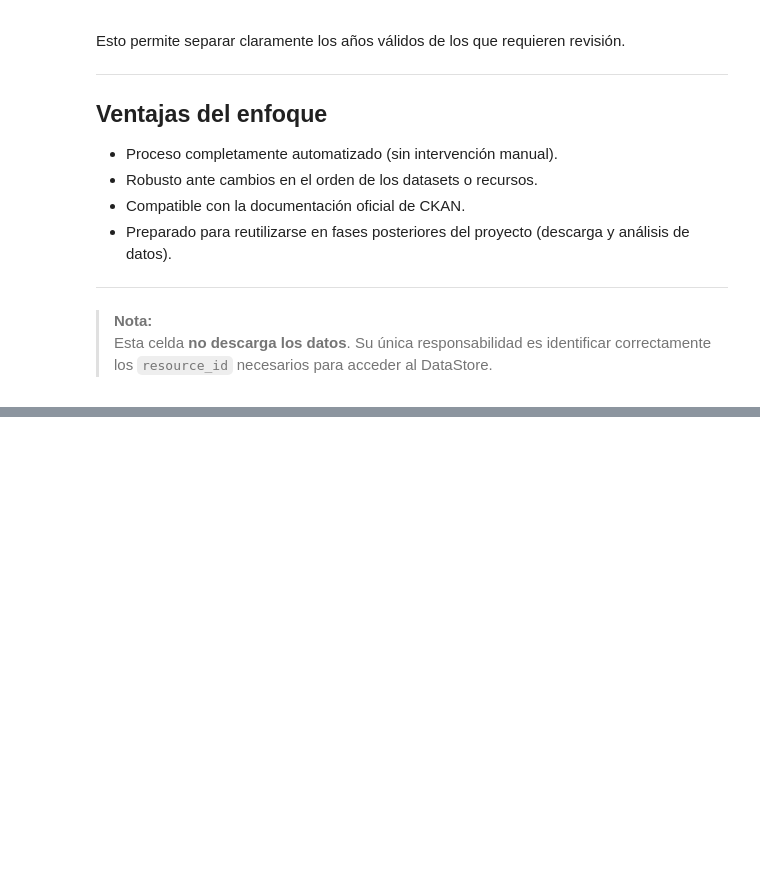
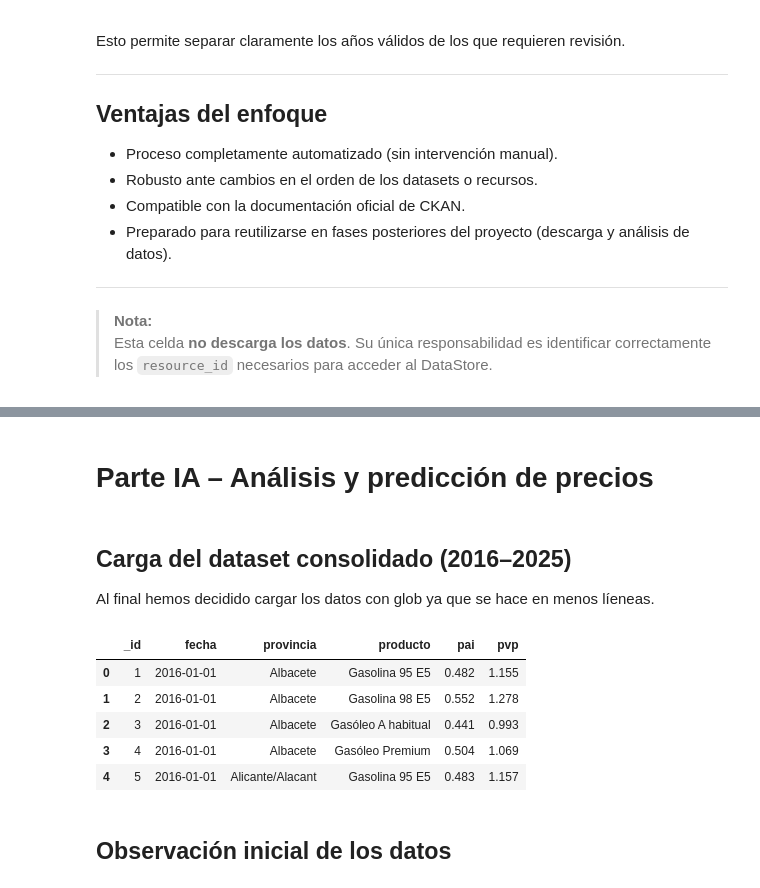
Before and after one commit to juanvi1921/ProyectoFinalCE, a Jupyter notebook: 01_funcionCompleta.ipynb, the cells around one changed output, grey strips where cells are left out. Saved outputs shown, nothing was run; the diff lists cells and outputs as text; code cells hidden in the pictures; blank space fills up the shorter version.

Commit message:
Separar en celdas, terminar parte de IA pero hay que revisarlo da mal resultado

```diff
--- a/01_funcionCompleta.ipynb
+++ b/01_funcionCompleta.ipynb
@@ -386,2 +395,22 @@ Datos guardados en '../data/precios_petroleo_2025_limpio.csv' (69107 registros)
 
 Proceso terminado: todos los años fueron procesados.
+# %% [markdown]
+# Parte IA – Análisis y predicción de precios
+# %% [markdown]
+## Carga del dataset consolidado (2016–2025)
+Al final hemos decidido cargar los datos con glob ya que se hace en menos líeneas.
+# %%
+
+files = glob.glob("../data/precios_petroleo_*_limpio.csv")
+df = pd.concat((pd.read_csv(f) for f in files), ignore_index=True)
+
+df.head()
+# %% [output]
+|  | _id | fecha | provincia | producto | pai | pvp |
+| 0 | 1 | 2016-01-01 | Albacete | Gasolina 95 E5 | 0.482 | 1.155 |
+| 1 | 2 | 2016-01-01 | Albacete | Gasolina 98 E5 | 0.552 | 1.278 |
+| 2 | 3 | 2016-01-01 | Albacete | Gasóleo A habitual | 0.441 | 0.993 |
+| 3 | 4 | 2016-01-01 | Albacete | Gasóleo Premium | 0.504 | 1.069 |
+| 4 | 5 | 2016-01-01 | Alicante/Alacant | Gasolina 95 E5 | 0.483 | 1.157 |
+# %% [markdown]
+## Observación inicial de los datos
```
Also changed, not shown: parts of 42 cells of this notebook.
